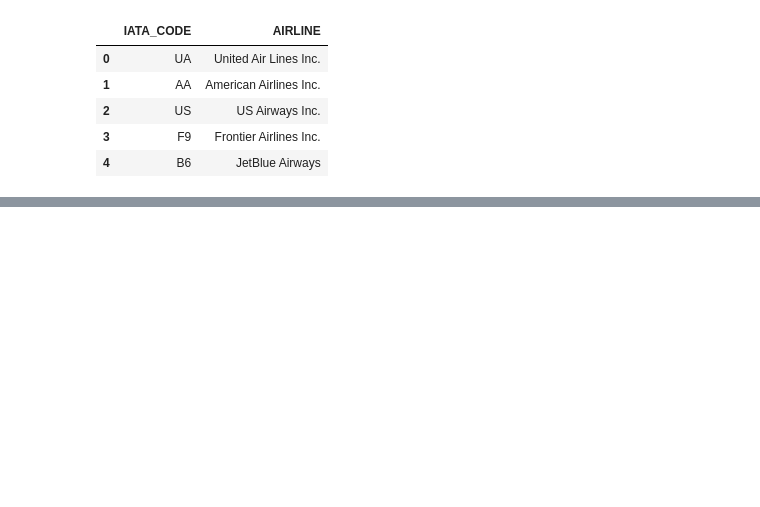
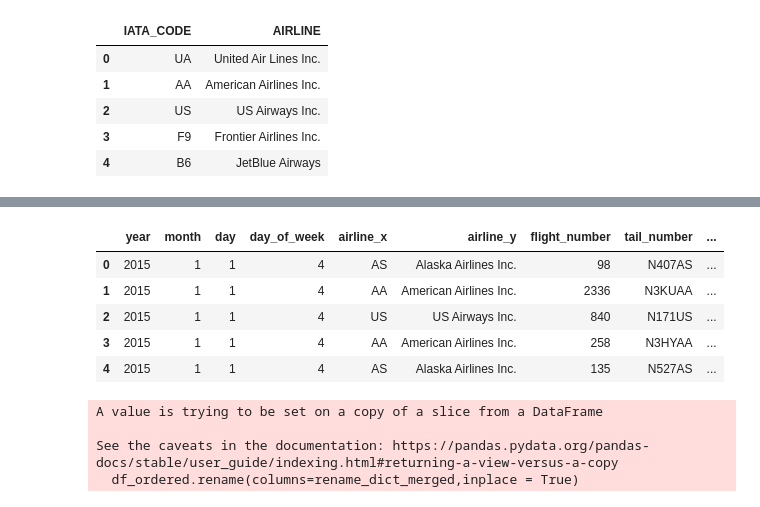
Before and after one commit to ahosk/ML7331-Lab1, a Jupyter notebook: airline_files_merge.ipynb, the cells around one changed output, grey strips where cells are left out. Cells and saved outputs as stored; diff of their text form; code cells hidden in the pictures; blank space fills up the shorter version.

Commit message:
push new merge file
updates to merged file for cleaner column names

```diff
--- a/airline_files_merge.ipynb
+++ b/airline_files_merge.ipynb
@@ -69 +106,5 @@ df_merge_final.head()
+# %%
+df_merge_final.columns= df_merge_final.columns.str.strip().str.lower()
+# %%
+df = df_merge_final.copy(deep=True)
 # %%
@@ -70,0 +112,29 @@ df_merge_final.to_pickle(r'/Users/allen/Desktop/MSDS/ML1/archive/airline_merged.
+# %%
+col_order = ['year','month','day','day_of_week','airline_x','airline_y','flight_number','tail_number',
+             'origin_airport','airport_x','city_origin','state_origin','country_origin','latitude_origin','longitude_origin',
+             'destination_airport','airport_y','city_destination','state_destination','country_destination','latitude_destination','longitude_destination',
+             'scheduled_departure','departure_time','departure_delay','taxi_out','wheels_off','scheduled_time','elapsed_time','air_time','distance',
+             'wheels_on','taxi_in','scheduled_arrival','arrival_time','arrival_delay','diverted','cancelled','cancellation_reason','air_system_delay',
+             'security_delay','airline_delay','late_aircraft_delay','weather_delay']
+# %%
+df_ordered = df[col_order]
+# %%
+df_ordered.head()
+# %% [output]
+|  | year | month | day | day_of_week | airline_x | airline_y | flight_number | tail_number | ... |
+| 0 | 2015 | 1 | 1 | 4 | AS | Alaska Airlines Inc. | 98 | N407AS | ... |
+| 1 | 2015 | 1 | 1 | 4 | AA | American Airlines Inc. | 2336 | N3KUAA | ... |
+| 2 | 2015 | 1 | 1 | 4 | US | US Airways Inc. | 840 | N171US | ... |
+| 3 | 2015 | 1 | 1 | 4 | AA | American Airlines Inc. | 258 | N3HYAA | ... |
+| 4 | 2015 | 1 | 1 | 4 | AS | Alaska Airlines Inc. | 135 | N527AS | ... |
+# %%
+rename_dict_merged =  {'airline_x':'airline_cd',
+                       'airline_y':'airline_name',
+                       'airport_x': 'airport_origin',
+                       'airport_y':'airport_destination'}
+df_ordered.rename(columns=rename_dict_merged,inplace = True)
+# %% [output]
+A value is trying to be set on a copy of a slice from a DataFrame
+
+See the caveats in the documentation: https://pandas.pydata.org/pandas-docs/stable/user_guide/indexing.html#returning-a-view-versus-a-copy
+  df_ordered.rename(columns=rename_dict_merged,inplace = True)
```
Also changed, not shown: parts of 12 cells of this notebook.
